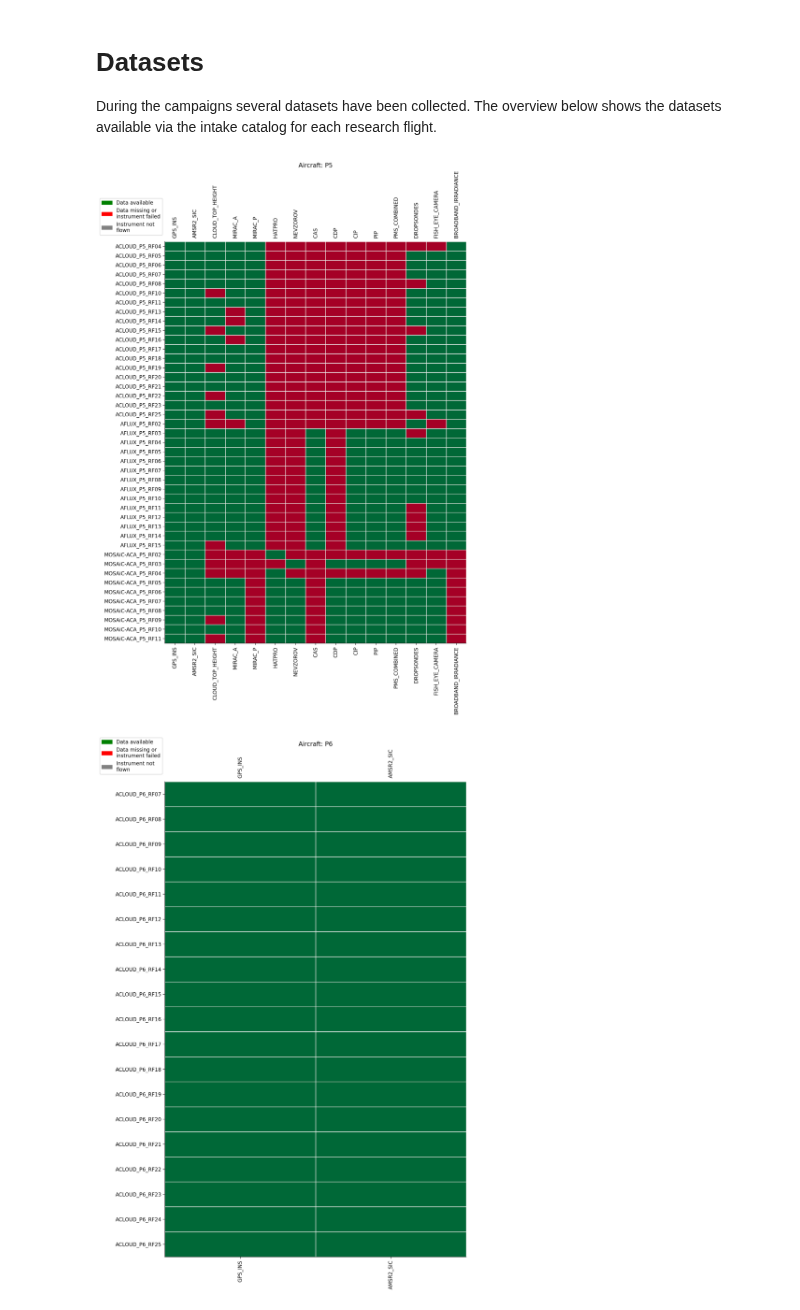
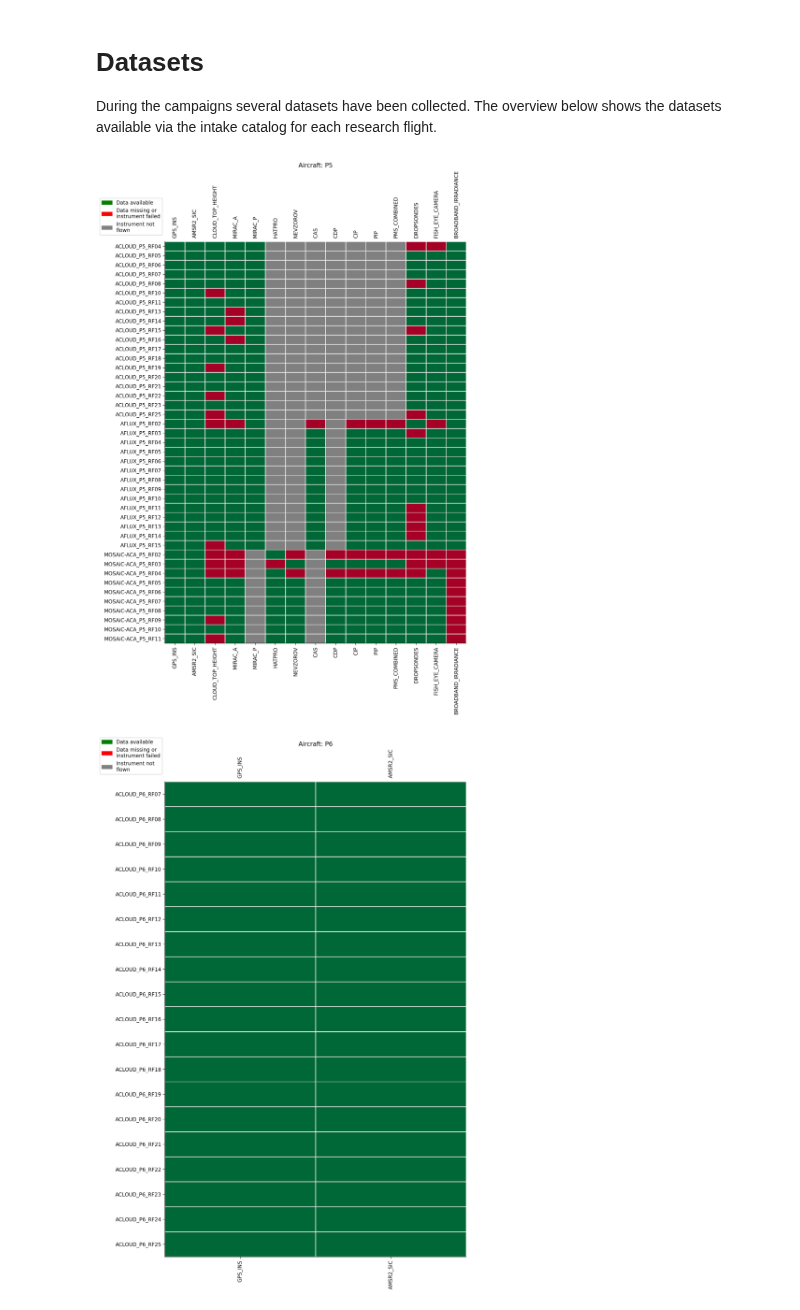
Before and after one commit to igmk/how_to_ac3airborne, a Jupyter notebook: pyac3airborne_book/datasets.ipynb, the cells around one changed output. Drawn from its saved outputs; the diff is of its cells as text; code cells hidden in the pictures.

Commit message:
corrected dataset table

```diff
--- a/pyac3airborne_book/datasets.ipynb
+++ b/pyac3airborne_book/datasets.ipynb
@@ -21,7 +21,7 @@ def data_availability(aircraft):
 
     # set the index of flights, where a certain instrument
     # was not flown
-    instr_dct = dict(['P5', 'P6'])
+    instr_dct = {'P5': {}, 'P6': {}}
     instr_dct['P5'] = {
         'HATPRO':
             ['ACLOUD' in x or 'AFLUX' in x for x in list(meta[aircraft])],
@@ -49,7 +49,7 @@ def data_availability(aircraft):
                                           list(cat[aircraft][dataset]))
 
         # replace values, where instrument was not flown
-        ix_not_flown = instr_dct.get(dataset)
+        ix_not_flown = instr_dct[aircraft].get(dataset)
         if ix_not_flown is not None:
             assert data_availability[i, ix_not_flown].sum() == 0
             data_availability[i, ix_not_flown] = np.nan
@@ -67,32 +67,32 @@ def data_availability(aircraft):
                   data_availability.T,
                   shading='nearest',
                   vmin=0,
                   vmax=1,
                   cmap='RdYlGn',
                   edgecolors='#eeeeee')
 
     ax.set_xticks(range(data_availability.shape[0]))
     ax.set_yticks(range(data_availability.shape[1]))
 
     ax.set_xticklabels(list(list(cat[aircraft])), rotation=90)
     ax.set_yticklabels(list(list(meta[aircraft])))
 
     ax.tick_params(labeltop=True)
     ax.invert_yaxis()
 
 
     available = mpatches.Patch(color='green', label='Data available')
     not_flown = mpatches.Patch(color='red', label='Data missing or\ninstrument failed')
     missing = mpatches.Patch(color='grey', label='Instrument not\nflown')
 
     ax.legend(handles=[available, not_flown, missing], ncol=1,
               bbox_to_anchor=(0, 1.01), loc='lower right')
 
     plt.show()
 
 
 data_availability(aircraft='P5')
 data_availability(aircraft='P6')
 # %% [output]
-[figure, old version]
+[figure, new version]
-[figure, old version]
+[figure, new version]
```
